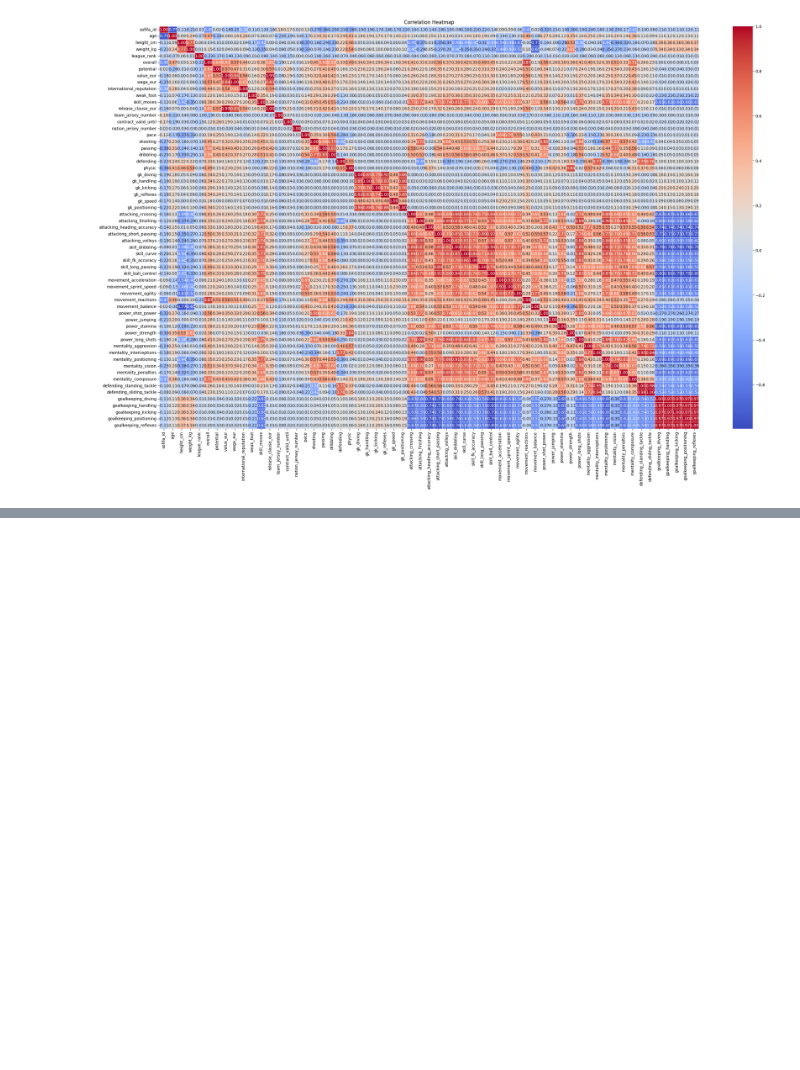
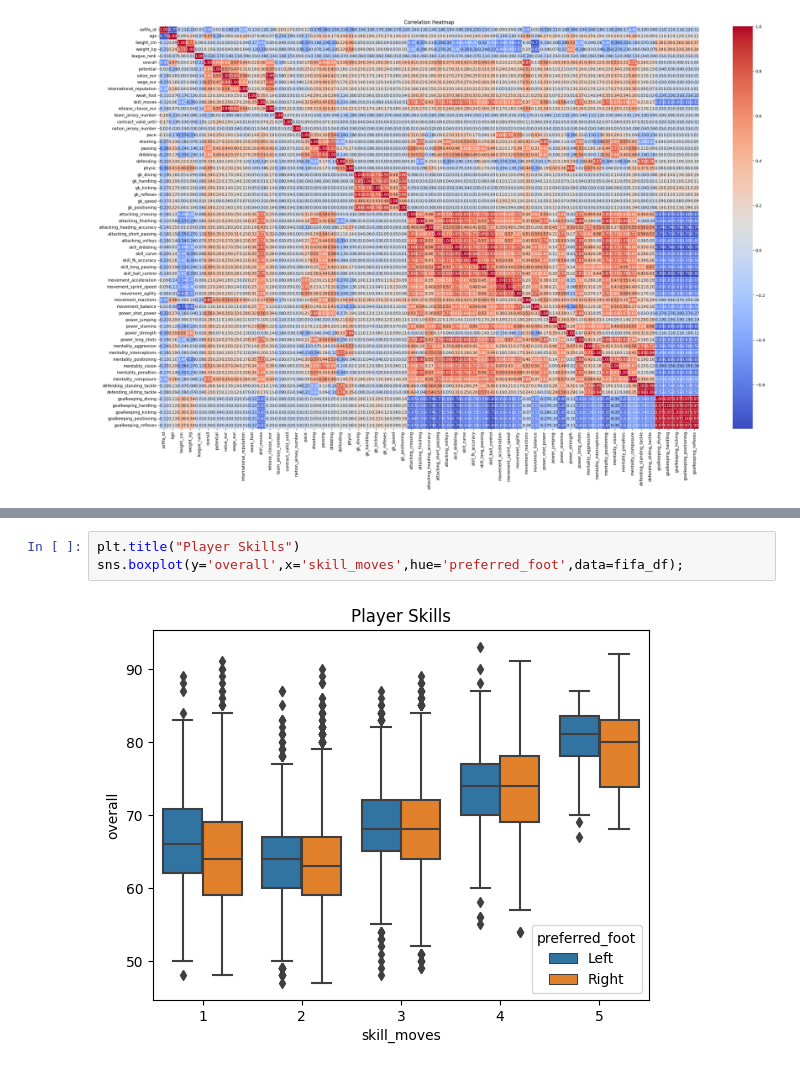
Before and after one commit to Krishil-Parikh/Bazinga_CodeClash, a Jupyter notebook: compute-task-2.ipynb, the cells around one changed output, grey strips where cells are left out. Cells and saved outputs as stored; diff of their text form; blank space fills up the shorter version.

```diff
--- a/compute-task-2.ipynb
+++ b/compute-task-2.ipynb
@@ -306,0 +306,5 @@ plt.show()
+# %%
+plt.title("Player Skills")
+sns.boxplot(y='overall',x='skill_moves',hue='preferred_foot',data=fifa_df);
+# %% [output]
+[figure, added]
```
Also changed, not shown: parts of 8 cells of this notebook.
